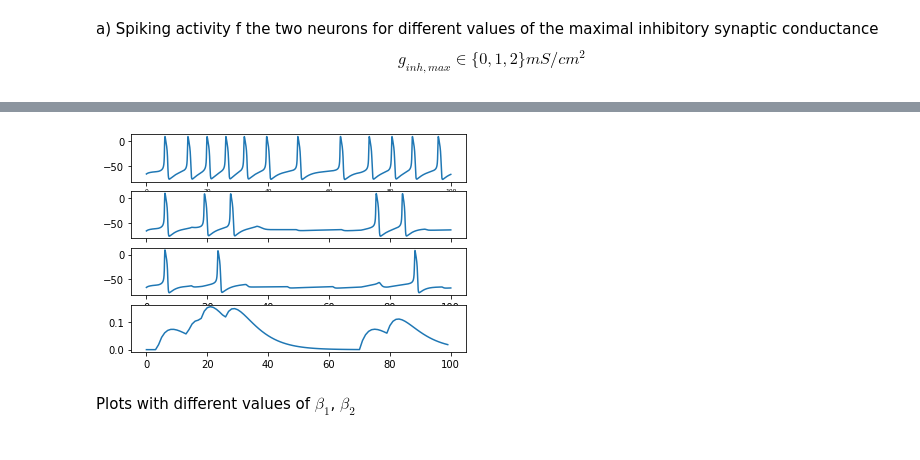
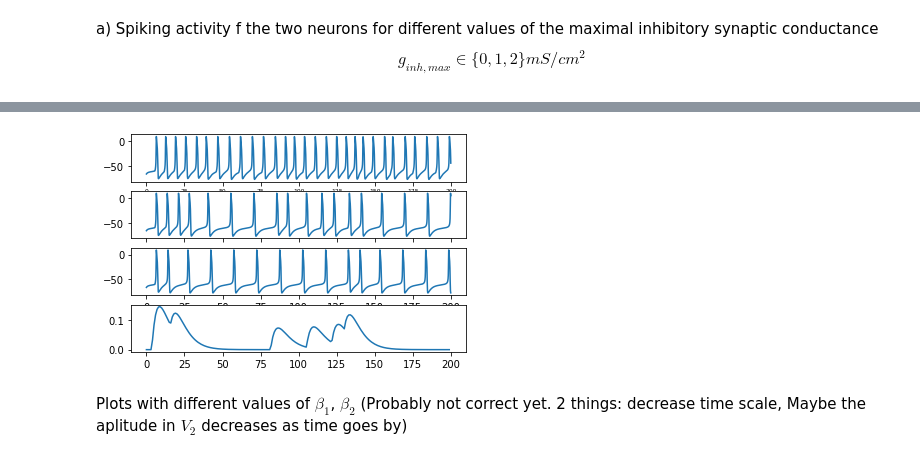
Before and after one commit to jaumecolomhernandez/mmb-mathneuroscience2, a Jupyter notebook: conductance-based-network-dimitri.ipynb, the cells around one changed output, grey strips where cells are left out. Saved outputs shown, nothing was run; the diff lists cells and outputs as text; code cells hidden in the pictures.

```diff
--- a/conductance-based-network-dimitri.ipynb
+++ b/conductance-based-network-dimitri.ipynb
@@ -311,7 +311,7 @@ Testing Plot $V_{1}(t), V_{2}(t)$
 # %%
 # V response plots for testing
 dt=0.001
-dur = 100
+dur = 200 # duration of simulations from now on
 t = np.arange(0.0, dur, dt)
 V0 = [-66, -66, 0, 0, 0, 0] # V1, V2, n1, n2, s1, s2
 
@@ -333,31 +356,32 @@ Plots input($g_{syn}$) and output ($V_{exhited}$)
 # %%
+### This one is porbably for deleting (It is made for the same reason as the one above)
 # Plots with change in g_inhibitory,max
 g_inhm = 0
 s1 = odeint(twoneurons, V0, t)
 g_inhm = 1
 s2 = odeint(twoneurons, V0, t)
 g_inhm = 2
 s3 = odeint(twoneurons, V0, t)
 
 ax1 = plt.subplot(411)
-plt.plot(t, s1[:,0])
+plt.plot(t, s1[:,1])
 plt.setp(ax1.get_xticklabels(), fontsize=6)
 
 # share x only
 ax2 = plt.subplot(412, sharex=ax1)
-plt.plot(t, s2[:,0])
+plt.plot(t, s2[:,1])
 # make these tick labels invisible
 plt.setp(ax2.get_xticklabels(), visible=False)
 
 # share x and y
 ax3 = plt.subplot(413, sharex=ax1, sharey=ax1)
-plt.plot(t, s3[:,0])
+plt.plot(t, s3[:,1])
 
 ax4 = plt.subplot(414, sharex=ax1)
 plt.plot(results[0:dur])
 
 plt.show()
 # %% [output]
-[figure, old version]
+[figure, new version]
 # %% [markdown]
-Plots with different values of $\beta_{1}$, $\beta_{2}$
+Plots with different values of $\beta_{1}$, $\beta_{2}$ (Probably not correct yet. 2 things: decrease time scale, Maybe the aplitude in $V_{2}$ decreases as time goes by)
```
Also changed, not shown: parts of 12 cells of this notebook.
